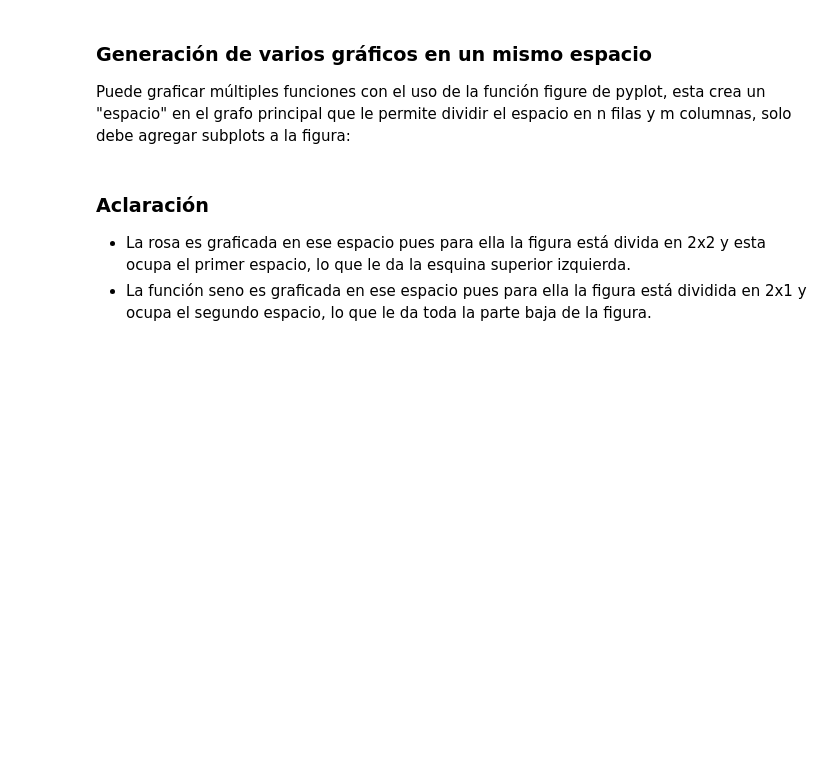
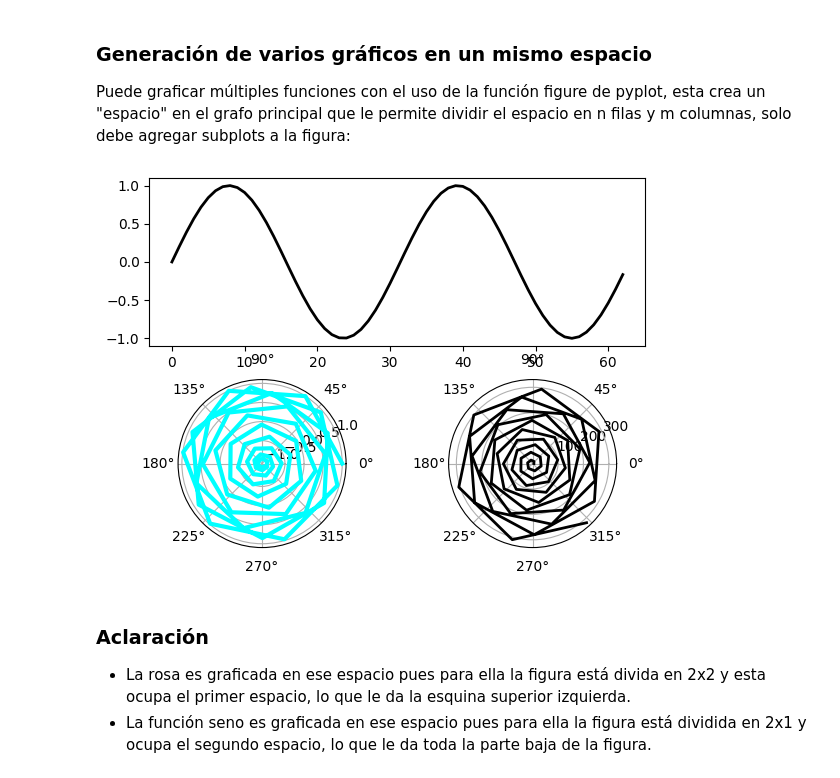
Before and after one commit to jgrajalesa/Talleres_PPI, a Jupyter notebook: Taller_04_Matplotlib.ipynb, the cells around one changed output. Saved outputs shown, nothing was run; the diff lists cells and outputs as text; code cells hidden in the pictures; blank space fills up the shorter version.

```diff
--- a/Taller_04_Matplotlib.ipynb
+++ b/Taller_04_Matplotlib.ipynb
@@ -429,37 +448,39 @@ Puede graficar múltiples funciones con el uso de la función figure de pyplot,
 
 # Importar las librerías requeridas
 import numpy as np
 import matplotlib.pyplot as plt
 
 # Definir losvalores que tomará X estan entre 0 y 2PI con un delta de 0.1
 x = np.arange(0,2*np.pi,0.1)
 
 # Generar rosa polar de cinco pétalos (5*np.cos(5*x))
 rosa_polar = 1*np.cos(0.5*x)
 
 # Generar espiral de Arquímedes (5 + 50*x)
 espiral_arquimedes = 5 + 50*x
 
 # Generar función seno de x
 seno = np.sin(2*x)
 
 # La función figure crea un "espacio" donde almacenar diferentes graficas
 fig = plt.figure()
 
-# Graficar rosa polar de 5 petalos 321
-ax = fig.add_subplot(221, projection="polar")
+# Graficar rosa polar de 5 petalos 221
+ax = fig.add_subplot(223, projection="polar")
 ax.plot(rosa_polar,color="cyan",linewidth=3)
 
 # Graficar espiral de arquimedes
-ax = fig.add_subplot(222, projection="polar")
+ax = fig.add_subplot(224, projection="polar")
 ax.plot(espiral_arquimedes,color="black",linewidth=2) # G
 
 # Graficar seno de x en la posición (212) 323
-ax = fig.add_subplot(212)
+ax = fig.add_subplot(211)
 ax.plot(seno,color="black",linewidth=2)
 
 # Mostrar las gráficas
 plt.show()
+# %% [output]
+[figure, added]
 # %% [markdown]
 ### Aclaración
 
```
Also changed, not shown: parts of 19 cells of this notebook.
